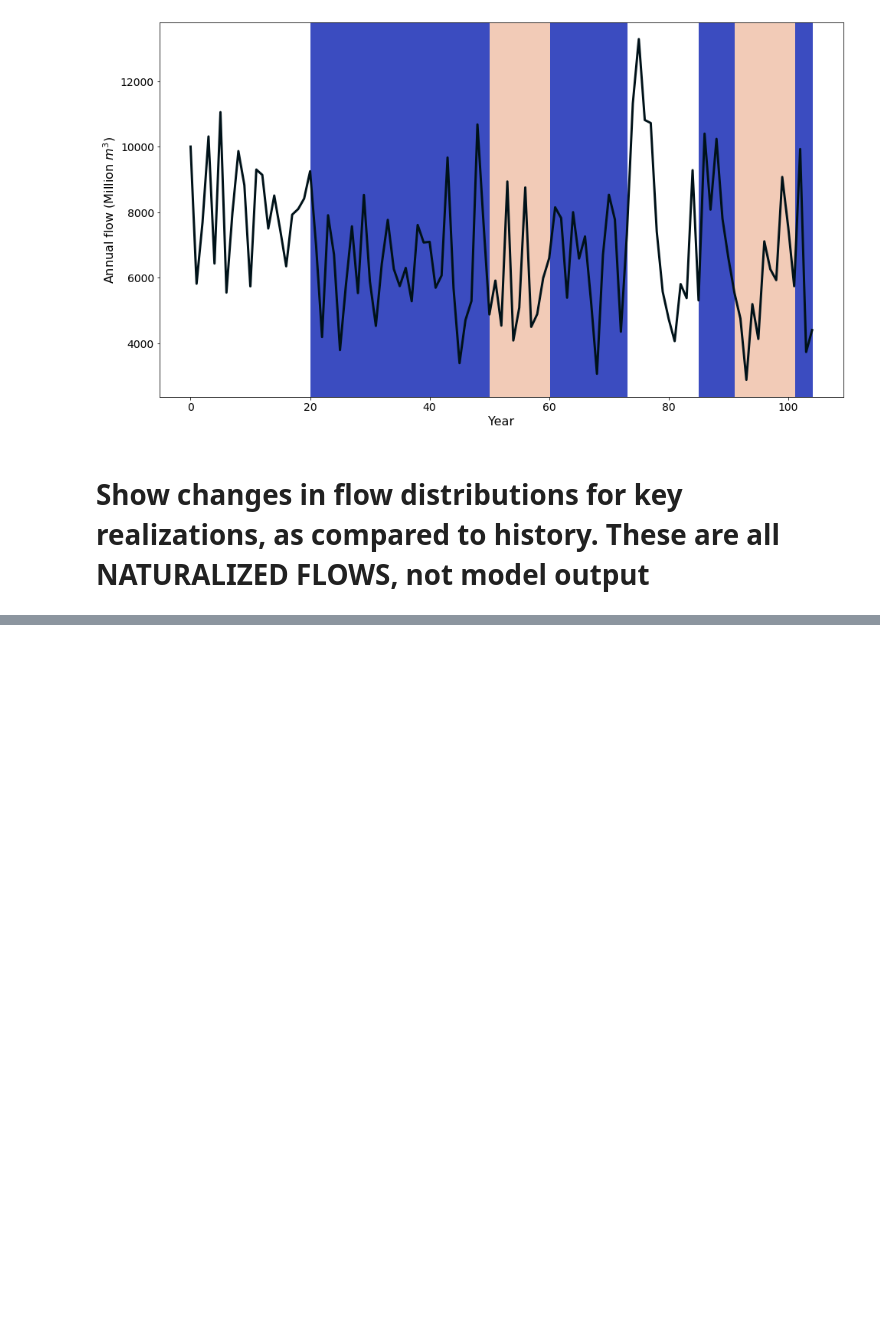
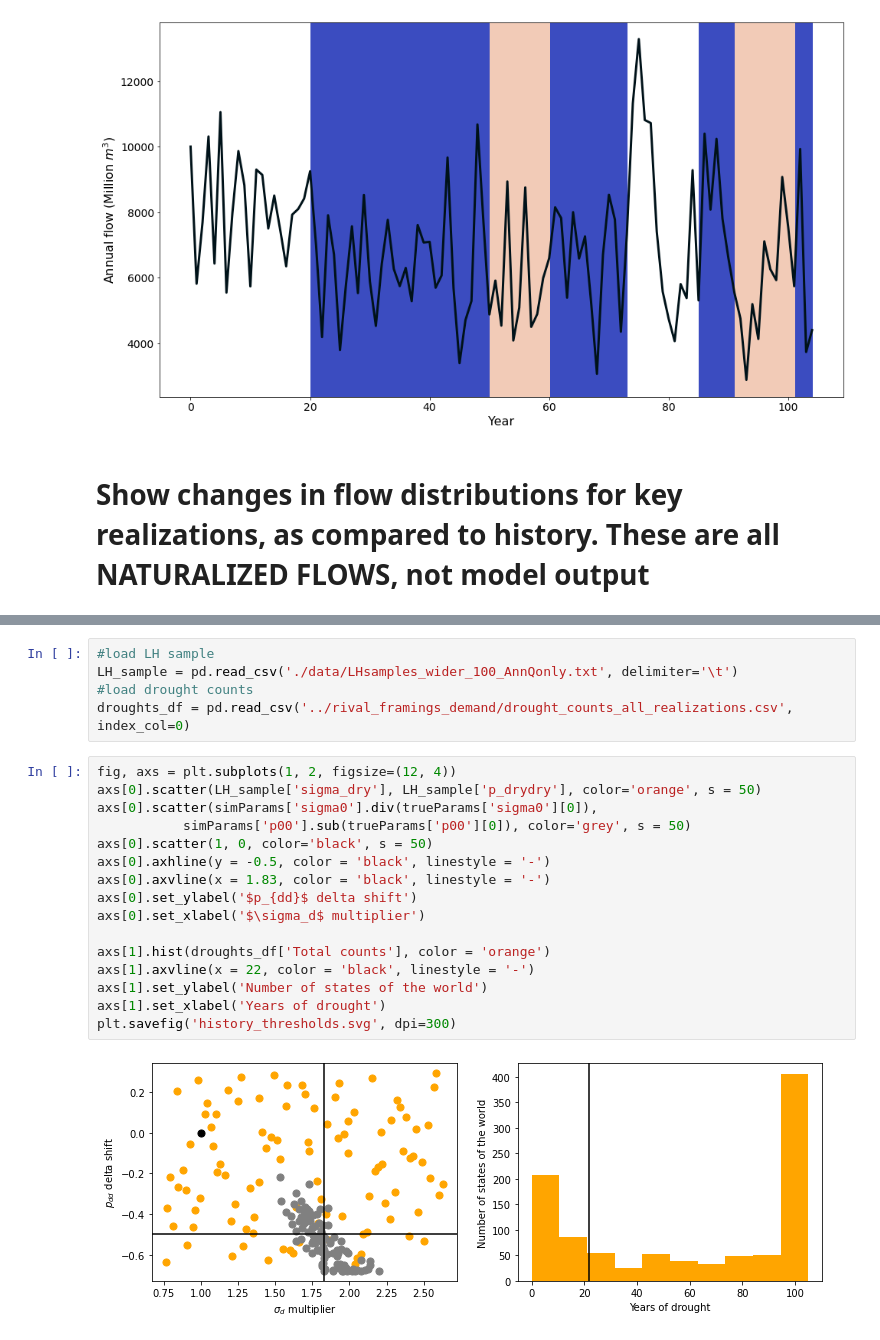
Before and after one commit to antonia-had/drought_classification, a Jupyter notebook: streamflow_distribution_changes.ipynb, the cells around one changed output, grey strips where cells are left out. Drawn from its saved outputs; the diff is of its cells as text; blank space fills up the shorter version.

```diff
--- a/streamflow_distribution_changes.ipynb
+++ b/streamflow_distribution_changes.ipynb
@@ -509,0 +576,23 @@ fig.tight_layout()
+# %%
+#load LH sample
+LH_sample = pd.read_csv('./data/LHsamples_wider_100_AnnQonly.txt', delimiter='\t')
+#load drought counts
+droughts_df = pd.read_csv('../rival_framings_demand/drought_counts_all_realizations.csv', index_col=0)
+# %%
+fig, axs = plt.subplots(1, 2, figsize=(12, 4))
+axs[0].scatter(LH_sample['sigma_dry'], LH_sample['p_drydry'], color='orange', s = 50)
+axs[0].scatter(simParams['sigma0'].div(trueParams['sigma0'][0]),
+           simParams['p00'].sub(trueParams['p00'][0]), color='grey', s = 50)
+axs[0].scatter(1, 0, color='black', s = 50)
+axs[0].axhline(y = -0.5, color = 'black', linestyle = '-')
+axs[0].axvline(x = 1.83, color = 'black', linestyle = '-')
+axs[0].set_ylabel('$p_{dd}$ delta shift')
+axs[0].set_xlabel('$\sigma_d$ multiplier')
+
+axs[1].hist(droughts_df['Total counts'], color = 'orange')
+axs[1].axvline(x = 22, color = 'black', linestyle = '-')
+axs[1].set_ylabel('Number of states of the world')
+axs[1].set_xlabel('Years of drought')
+plt.savefig('history_thresholds.svg', dpi=300)
+# %% [output]
+[figure, added]
```
Also changed, not shown: parts of 7 cells of this notebook, 12 other files.
